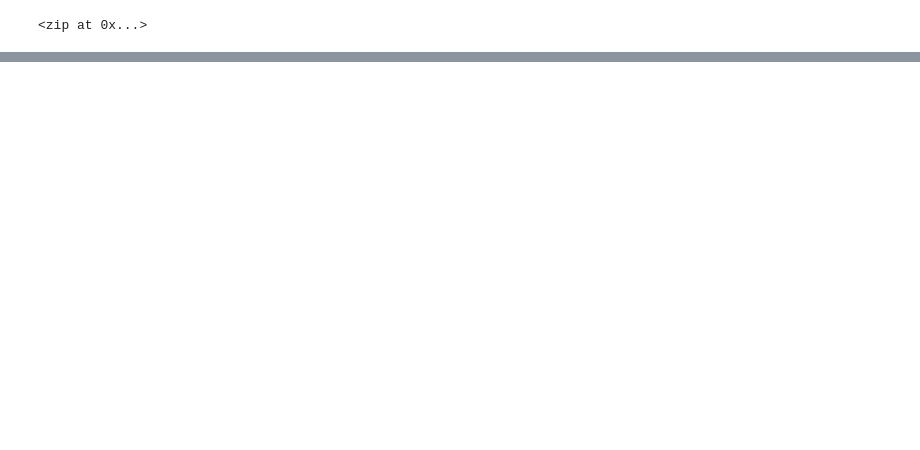
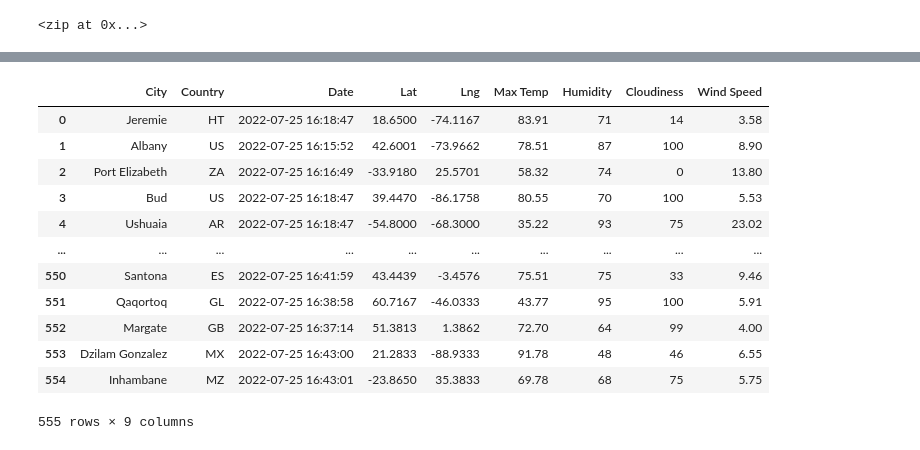
Before and after one commit to Andrew-Carlson/World_Weather_Analysis, a Jupyter notebook: WeatherPy.ipynb, the cells around one changed output, grey strips where cells are left out. Cells and saved outputs as stored; diff of their text form; code cells hidden in the pictures; blank space fills up the shorter version.

Commit message:
city data csv file made, gitignore updated

```diff
--- a/WeatherPy.ipynb
+++ b/WeatherPy.ipynb
@@ -40,0 +46,4 @@ len(cities)
+# %%
+#Build the basic URL for the OpenWeatherMap with your weather_api_key added to the URL. (Will show an error page since no endpoint is added to URL)
+
+url = "http://api.openweathermap.org/data/2.5/weather?units=Imperial&APPID=" + weather_api_key
@@ -40,0 +132,4 @@ len(cities)
+# %%
+city_data_df = pd.DataFrame(city_data)
+
+city_data_df.head(10)
@@ -40,0 +148,21 @@ len(cities)
+# %%
+# reorder columns
+new_column_order = ["City", "Country", "Date", "Lat", "Lng", "Max Temp", "Humidity", "Cloudiness", "Wind Speed"]
+
+city_data_df = city_data_df[new_column_order]
+
+city_data_df
+# %% [output]
+|  | City | Country | Date | Lat | Lng | Max Temp | Humidity | Cloudiness | Wind Speed |
+| 0 | Jeremie | HT | 2022-07-25 16:18:47 | 18.6500 | -74.1167 | 83.91 | 71 | 14 | 3.58 |
+| 1 | Albany | US | 2022-07-25 16:15:52 | 42.6001 | -73.9662 | 78.51 | 87 | 100 | 8.90 |
+| 2 | Port Elizabeth | ZA | 2022-07-25 16:16:49 | -33.9180 | 25.5701 | 58.32 | 74 | 0 | 13.80 |
+| 3 | Bud | US | 2022-07-25 16:18:47 | 39.4470 | -86.1758 | 80.55 | 70 | 100 | 5.53 |
+| 4 | Ushuaia | AR | 2022-07-25 16:18:47 | -54.8000 | -68.3000 | 35.22 | 93 | 75 | 23.02 |
+| ... | ... | ... | ... | ... | ... | ... | ... | ... | ... |
+| 550 | Santona | ES | 2022-07-25 16:41:59 | 43.4439 | -3.4576 | 75.51 | 75 | 33 | 9.46 |
+| 551 | Qaqortoq | GL | 2022-07-25 16:38:58 | 60.7167 | -46.0333 | 43.77 | 95 | 100 | 5.91 |
+| 552 | Margate | GB | 2022-07-25 16:37:14 | 51.3813 | 1.3862 | 72.70 | 64 | 99 | 4.00 |
+| 553 | Dzilam Gonzalez | MX | 2022-07-25 16:43:00 | 21.2833 | -88.9333 | 91.78 | 48 | 46 | 6.55 |
+| 554 | Inhambane | MZ | 2022-07-25 16:43:01 | -23.8650 | 35.3833 | 69.78 | 68 | 75 | 5.75 |
+555 rows × 9 columns
```
Also changed, not shown: parts of 6 cells of this notebook, 1 other file.
